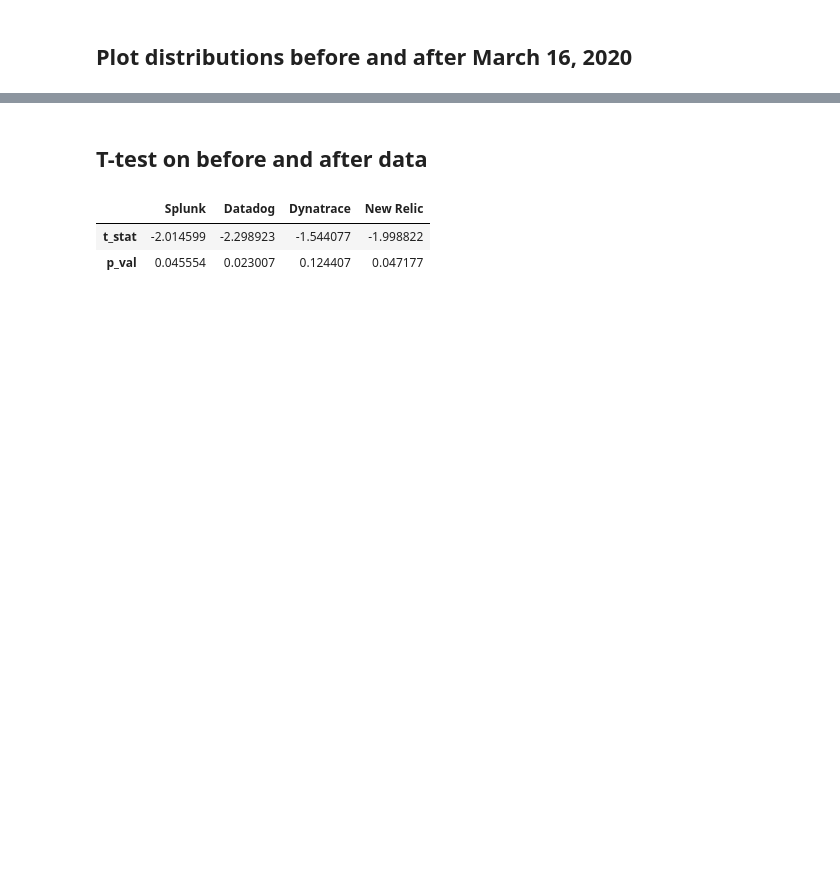
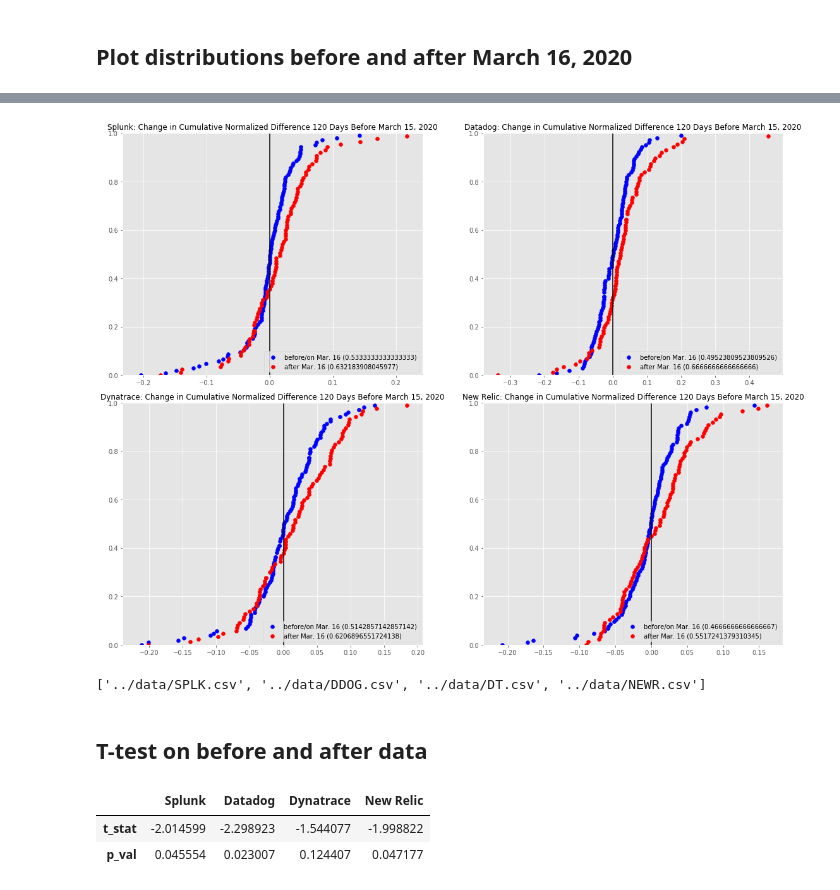
Before and after one commit to rghosh8/capstone-1, a Jupyter notebook: src/exploration.ipynb, the cells around one changed output, grey strips where cells are left out. Drawn from its saved outputs; the diff is of its cells as text; code cells hidden in the pictures; blank space fills up the shorter version.

Commit message:
add cumul

```diff
--- a/src/exploration.ipynb
+++ b/src/exploration.ipynb
@@ -173,3 +200,28 @@ plt.savefig('../figures/before_after_Histogram_Normalized_Diff.png')
+# %%
+fig, axs = plt.subplots(2, 2, figsize=(16, 12))
+plots = axs.flatten()
+for filepath, ax, c  in zip(filepaths, axs.flatten(), np.arange(8)):
+    data = data_assessment(filepath, reference_date, current_date, moveback_date).before_after
+    before, after = data.before, data.after
+    cdf1 = vcdf(value = before["Normalized_Diff"], array = before["Normalized_Diff"])
+    cdf2 = vcdf(value = after["Normalized_Diff"], array = after["Normalized_Diff"])
+    before_count = before[before["Normalized_Diff"]>0]['Normalized_Diff'].count() / before['Normalized_Diff'].count()
+    after_count = after[after["Normalized_Diff"]>0]['Normalized_Diff'].count() / after['Normalized_Diff'].count()
+    ax.scatter(before["Normalized_Diff"], cdf1, label=f'before/on Mar. 16 ({before_count})', color='b')
+    ax.scatter(after["Normalized_Diff"], cdf2, label=f'after Mar. 16 ({after_count})', color='r')
+    ax.set_title(refer[filepath] + ': Change in Cumulative Normalized Difference 120 Days Before March 15, 2020', fontsize=12)
+    ax.vlines(0.0, 0.0, 1.0)
+    ax.set_ylim(0.0, 1.0)
+    ax.legend(loc='lower right')
+
+fig.tight_layout();
+fig.savefig('../figures/cumul.png')
+# %% [output]
+[figure, added]
+# %%
+filepaths
+# %% [output]
+['../data/SPLK.csv', '../data/DDOG.csv', '../data/DT.csv', '../data/NEWR.csv']
 # %% [markdown]
 ## T-test on before and after data
 # %%
```
Also changed, not shown: parts of 10 cells of this notebook, 3 other files.
